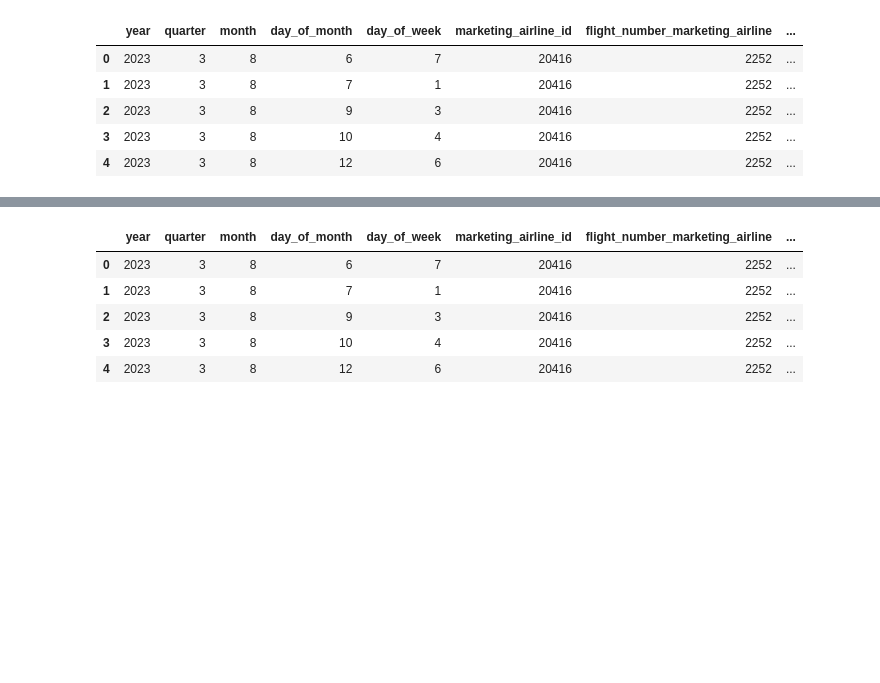
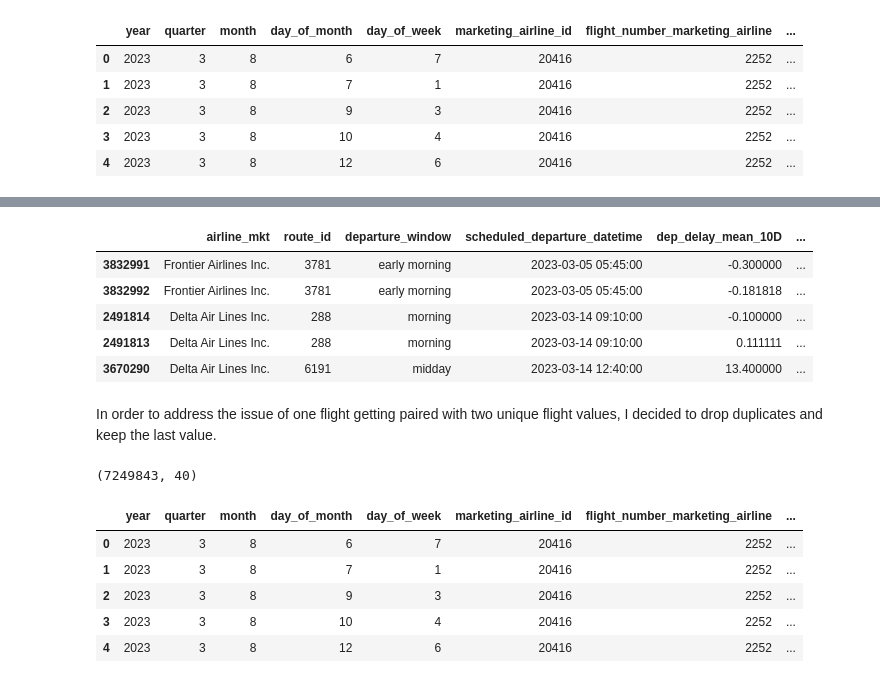
Before and after one commit to dezertdweller/flight-cancellations, a Jupyter notebook: notebooks/historical_performance.ipynb, the cells around one changed output, grey strips where cells are left out. Drawn from its saved outputs; the diff is of its cells as text; code cells hidden in the pictures; blank space fills up the shorter version.

```diff
--- a/notebooks/historical_performance.ipynb
+++ b/notebooks/historical_performance.ipynb
@@ -197,0 +228,11 @@ flights_historical_performance = pd.merge(flights, rolling_10D,
+# %%
+rolling_stats[rolling_stats.duplicated(subset=['route_id', 'airline_mkt', 'departure_window', 'scheduled_departure_datetime'], keep=False)].sort_values('scheduled_departure_datetime').head()
+# %% [output]
+|  | airline_mkt | route_id | departure_window | scheduled_departure_datetime | dep_delay_mean_10D | ... |
+| 3832991 | Frontier Airlines Inc. | 3781 | early morning | 2023-03-05 05:45:00 | -0.300000 | ... |
+| 3832992 | Frontier Airlines Inc. | 3781 | early morning | 2023-03-05 05:45:00 | -0.181818 | ... |
+| 2491814 | Delta Air Lines Inc. | 288 | morning | 2023-03-14 09:10:00 | -0.100000 | ... |
+| 2491813 | Delta Air Lines Inc. | 288 | morning | 2023-03-14 09:10:00 | 0.111111 | ... |
+| 3670290 | Delta Air Lines Inc. | 6191 | midday | 2023-03-14 12:40:00 | 13.400000 | ... |
+# %% [markdown]
+In order to address the issue of one flight getting paired with two unique flight values, I decided to drop duplicates and keep the last value.
@@ -197,0 +249,4 @@ flights_historical_performance = pd.merge(flights, rolling_10D,
+# %%
+rolling_stats_deduped.shape
+# %% [output]
+(7249843, 40)
```
Also changed, not shown: parts of 32 cells of this notebook.
